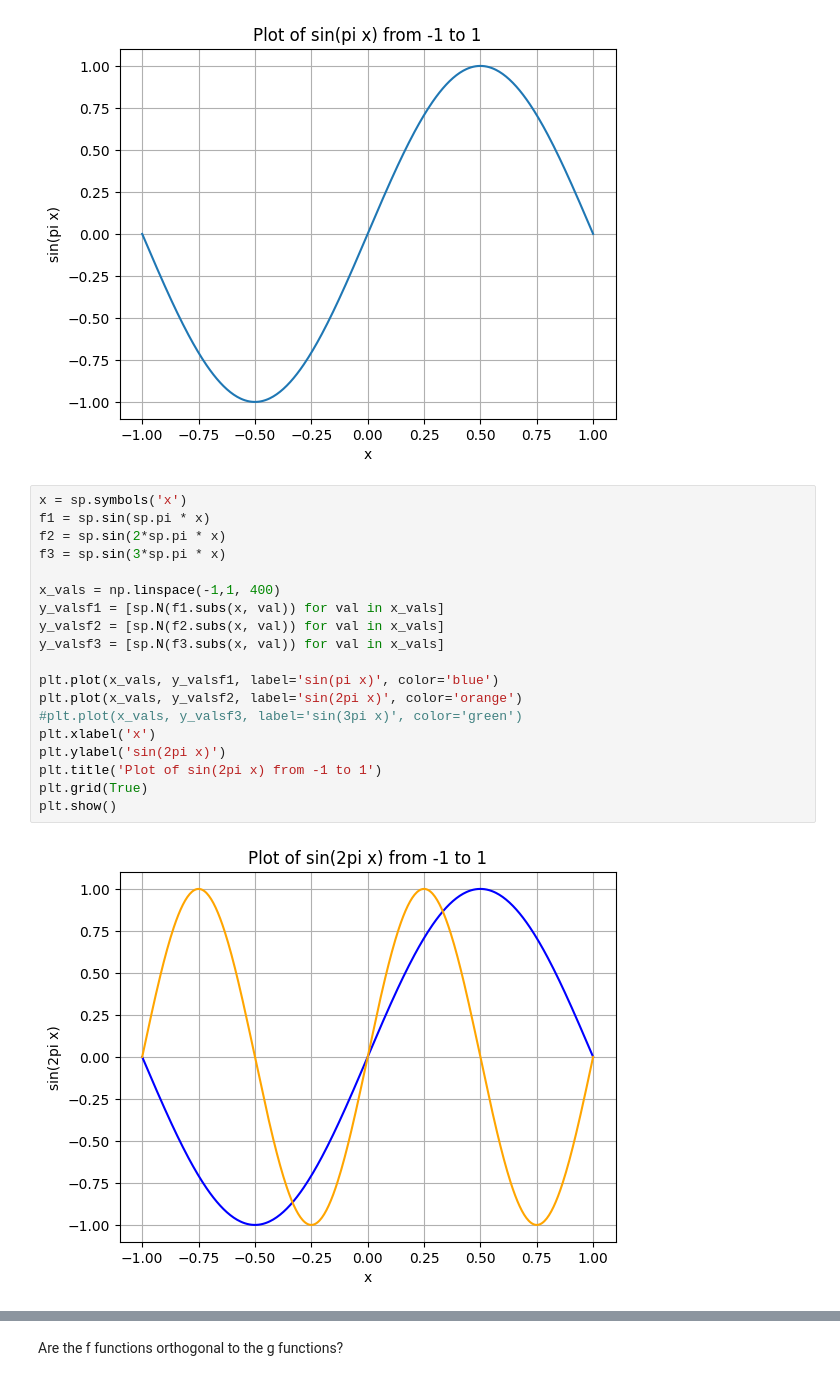
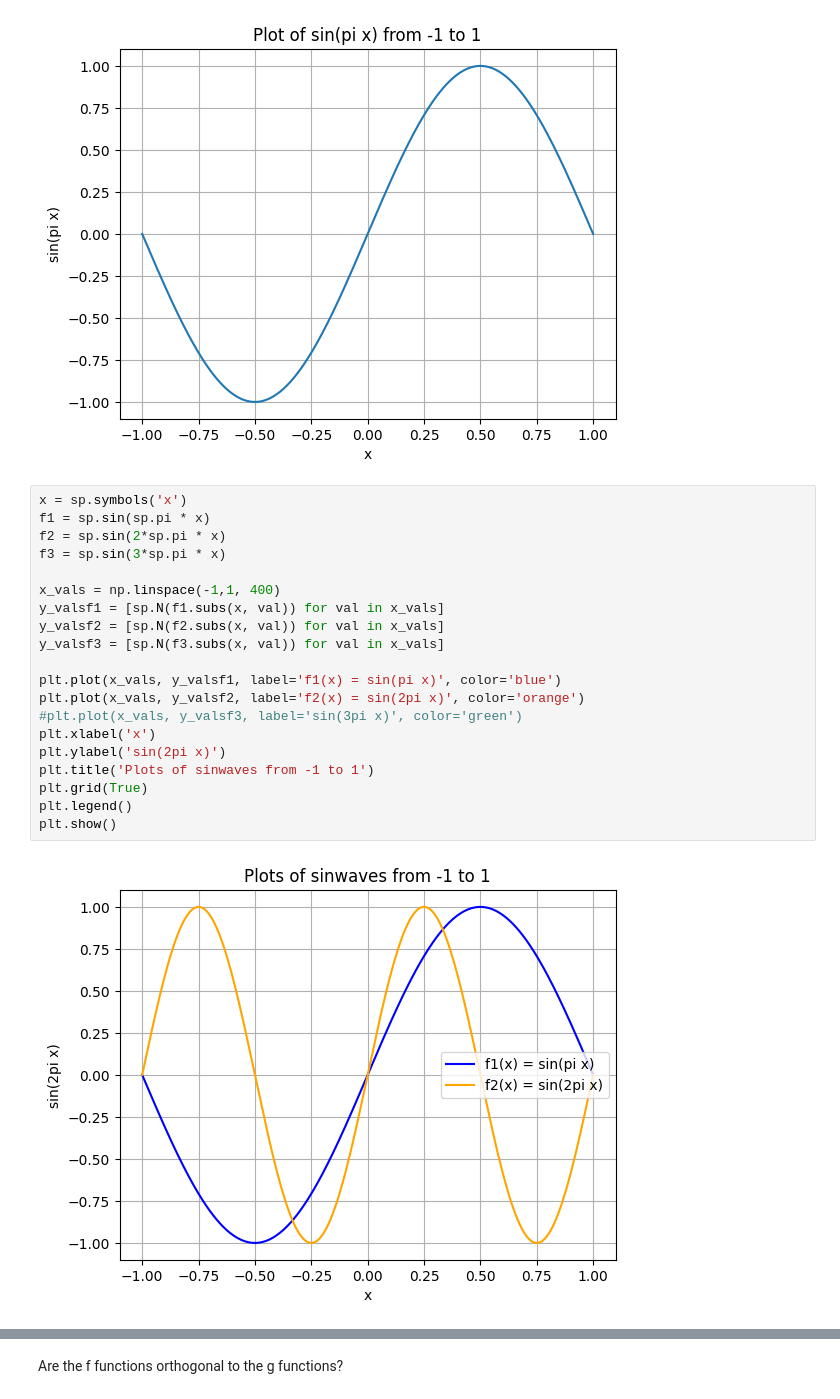
Before and after one commit to mkubasik/BasisSetExamples, a Jupyter notebook: FourierBasisSet.ipynb, the cells around one changed output, grey strips where cells are left out. Cells and saved outputs as stored; diff of their text form.

```diff
--- a/FourierBasisSet.ipynb
+++ b/FourierBasisSet.ipynb
@@ -50,24 +50,25 @@ plt.show()
 # %%
 x = sp.symbols('x')
 f1 = sp.sin(sp.pi * x)
 f2 = sp.sin(2*sp.pi * x)
 f3 = sp.sin(3*sp.pi * x)
 
 x_vals = np.linspace(-1,1, 400)
 y_valsf1 = [sp.N(f1.subs(x, val)) for val in x_vals]
 y_valsf2 = [sp.N(f2.subs(x, val)) for val in x_vals]
 y_valsf3 = [sp.N(f3.subs(x, val)) for val in x_vals]
 
-plt.plot(x_vals, y_valsf1, label='sin(pi x)', color='blue')
-plt.plot(x_vals, y_valsf2, label='sin(2pi x)', color='orange')
+plt.plot(x_vals, y_valsf1, label='f1(x) = sin(pi x)', color='blue')
+plt.plot(x_vals, y_valsf2, label='f2(x) = sin(2pi x)', color='orange')
 #plt.plot(x_vals, y_valsf3, label='sin(3pi x)', color='green')
 plt.xlabel('x')
 plt.ylabel('sin(2pi x)')
-plt.title('Plot of sin(2pi x) from -1 to 1')
+plt.title('Plots of sinwaves from -1 to 1')
 plt.grid(True)
+plt.legend()
 plt.show()
 # %% [output]
-[figure, old version]
+[figure, new version]
 # %%
 x = sp.symbols('x')
 g1 = sp.cos(sp.pi * x)
```
Also changed, not shown: parts of 7 cells of this notebook.
